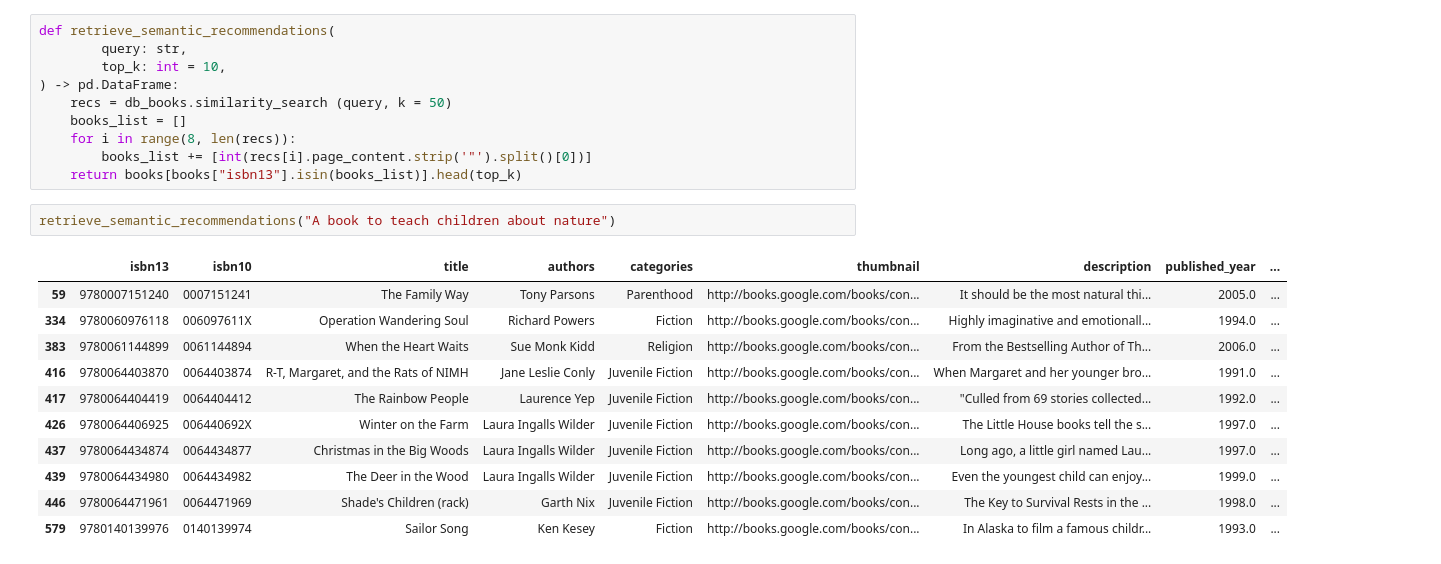
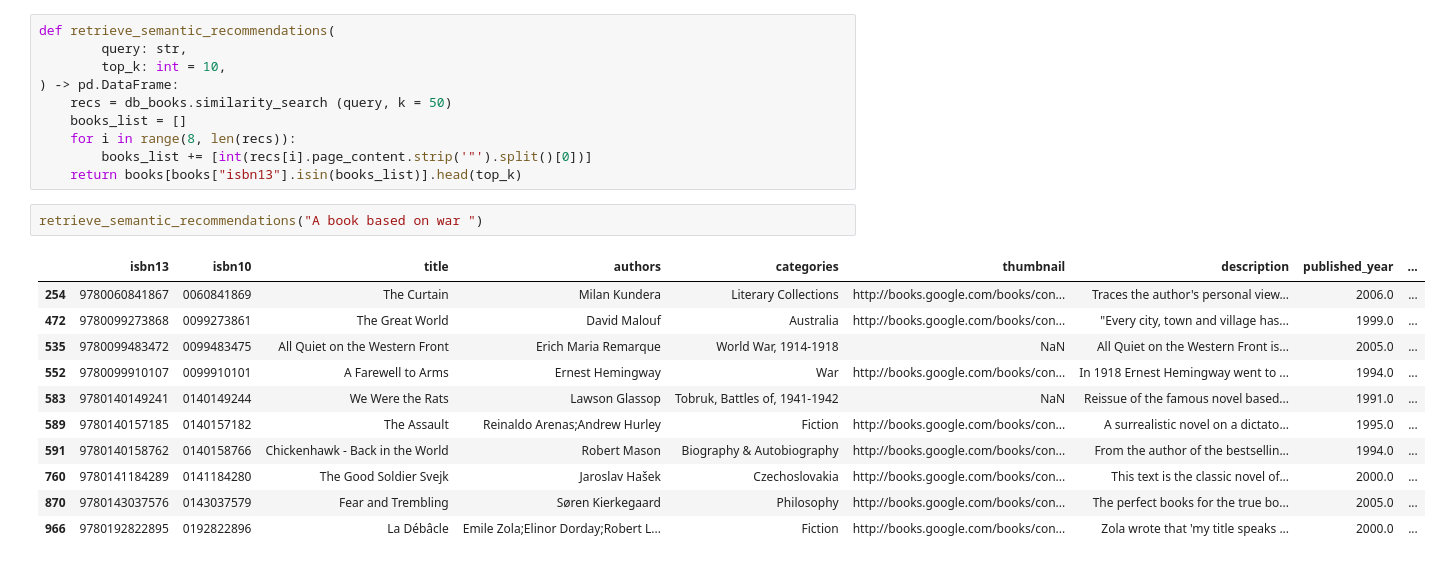
Before and after one commit to MuditPanwar/Book-Recommender, a Jupyter notebook: Vector-Search.ipynb, the cells around one changed output. Saved outputs shown, nothing was run; the diff lists cells and outputs as text.

```diff
--- a/Vector-Search.ipynb
+++ b/Vector-Search.ipynb
@@ -122,16 +122,16 @@ def retrieve_semantic_recommendations(
         books_list += [int(recs[i].page_content.strip('"').split()[0])]
     return books[books["isbn13"].isin(books_list)].head(top_k)
 # %%
-retrieve_semantic_recommendations("A book to teach children about nature")
+retrieve_semantic_recommendations("A book based on war ")
 # %% [output]
 |  | isbn13 | isbn10 | title | authors | categories | thumbnail | description | published_year | ... |
-| 59 | 9780007151240 | 0007151241 | The Family Way | Tony Parsons | Parenthood | http://books.google.com/books/con... | It should be the most natural thi... | 2005.0 | ... |
-| 334 | 9780060976118 | 006097611X | Operation Wandering Soul | Richard Powers | Fiction | http://books.google.com/books/con... | Highly imaginative and emotionall... | 1994.0 | ... |
-| 383 | 9780061144899 | 0061144894 | When the Heart Waits | Sue Monk Kidd | Religion | http://books.google.com/books/con... | From the Bestselling Author of Th... | 2006.0 | ... |
-| 416 | 9780064403870 | 0064403874 | R-T, Margaret, and the Rats of NIMH | Jane Leslie Conly | Juvenile Fiction | http://books.google.com/books/con... | When Margaret and her younger bro... | 1991.0 | ... |
-| 417 | 9780064404419 | 0064404412 | The Rainbow People | Laurence Yep | Juvenile Fiction | http://books.google.com/books/con... | "Culled from 69 stories collected... | 1992.0 | ... |
-| 426 | 9780064406925 | 006440692X | Winter on the Farm | Laura Ingalls Wilder | Juvenile Fiction | http://books.google.com/books/con... | The Little House books tell the s... | 1997.0 | ... |
-| 437 | 9780064434874 | 0064434877 | Christmas in the Big Woods | Laura Ingalls Wilder | Juvenile Fiction | http://books.google.com/books/con... | Long ago, a little girl named Lau... | 1997.0 | ... |
-| 439 | 9780064434980 | 0064434982 | The Deer in the Wood | Laura Ingalls Wilder | Juvenile Fiction | http://books.google.com/books/con... | Even the youngest child can enjoy... | 1999.0 | ... |
-| 446 | 9780064471961 | 0064471969 | Shade's Children (rack) | Garth Nix | Juvenile Fiction | http://books.google.com/books/con... | The Key to Survival Rests in the ... | 1998.0 | ... |
-| 579 | 9780140139976 | 0140139974 | Sailor Song | Ken Kesey | Fiction | http://books.google.com/books/con... | In Alaska to film a famous childr... | 1993.0 | ... |
+| 254 | 9780060841867 | 0060841869 | The Curtain | Milan Kundera | Literary Collections | http://books.google.com/books/con... | Traces the author's personal view... | 2006.0 | ... |
+| 472 | 9780099273868 | 0099273861 | The Great World | David Malouf | Australia | http://books.google.com/books/con... | "Every city, town and village has... | 1999.0 | ... |
+| 535 | 9780099483472 | 0099483475 | All Quiet on the Western Front | Erich Maria Remarque | World War, 1914-1918 | NaN | All Quiet on the Western Front is... | 2005.0 | ... |
+| 552 | 9780099910107 | 0099910101 | A Farewell to Arms | Ernest Hemingway | War | http://books.google.com/books/con... | In 1918 Ernest Hemingway went to ... | 1994.0 | ... |
+| 583 | 9780140149241 | 0140149244 | We Were the Rats | Lawson Glassop | Tobruk, Battles of, 1941-1942 | NaN | Reissue of the famous novel based... | 1991.0 | ... |
+| 589 | 9780140157185 | 0140157182 | The Assault | Reinaldo Arenas;Andrew Hurley | Fiction | http://books.google.com/books/con... | A surrealistic novel on a dictato... | 1995.0 | ... |
+| 591 | 9780140158762 | 0140158766 | Chickenhawk - Back in the World | Robert Mason | Biography & Autobiography | http://books.google.com/books/con... | From the author of the bestsellin... | 1994.0 | ... |
+| 760 | 9780141184289 | 0141184280 | The Good Soldier Svejk | Jaroslav Hašek | Czechoslovakia | http://books.google.com/books/con... | This text is the classic novel of... | 2000.0 | ... |
+| 870 | 9780143037576 | 0143037579 | Fear and Trembling | Søren Kierkegaard | Philosophy | http://books.google.com/books/con... | The perfect books for the true bo... | 2005.0 | ... |
+| 966 | 9780192822895 | 0192822896 | La Débâcle | Emile Zola;Elinor Dorday;Robert L... | Fiction | http://books.google.com/books/con... | Zola wrote that 'my title speaks ... | 2000.0 | ... |
```
